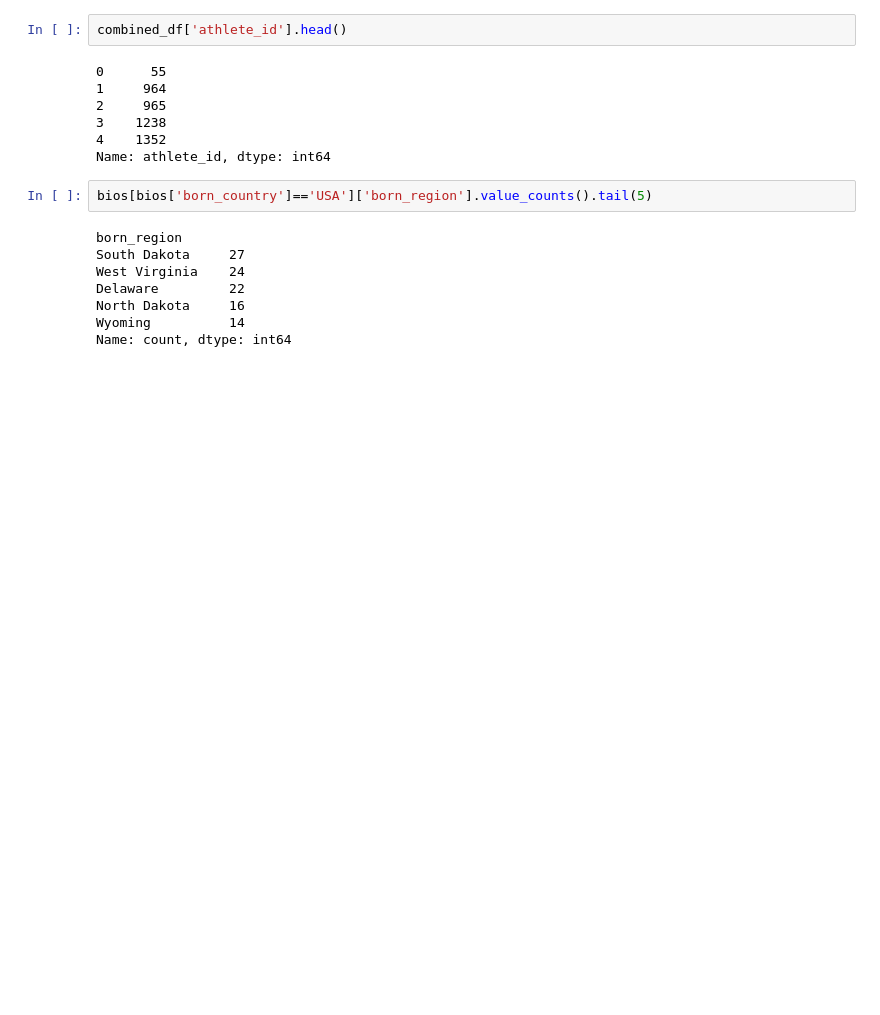
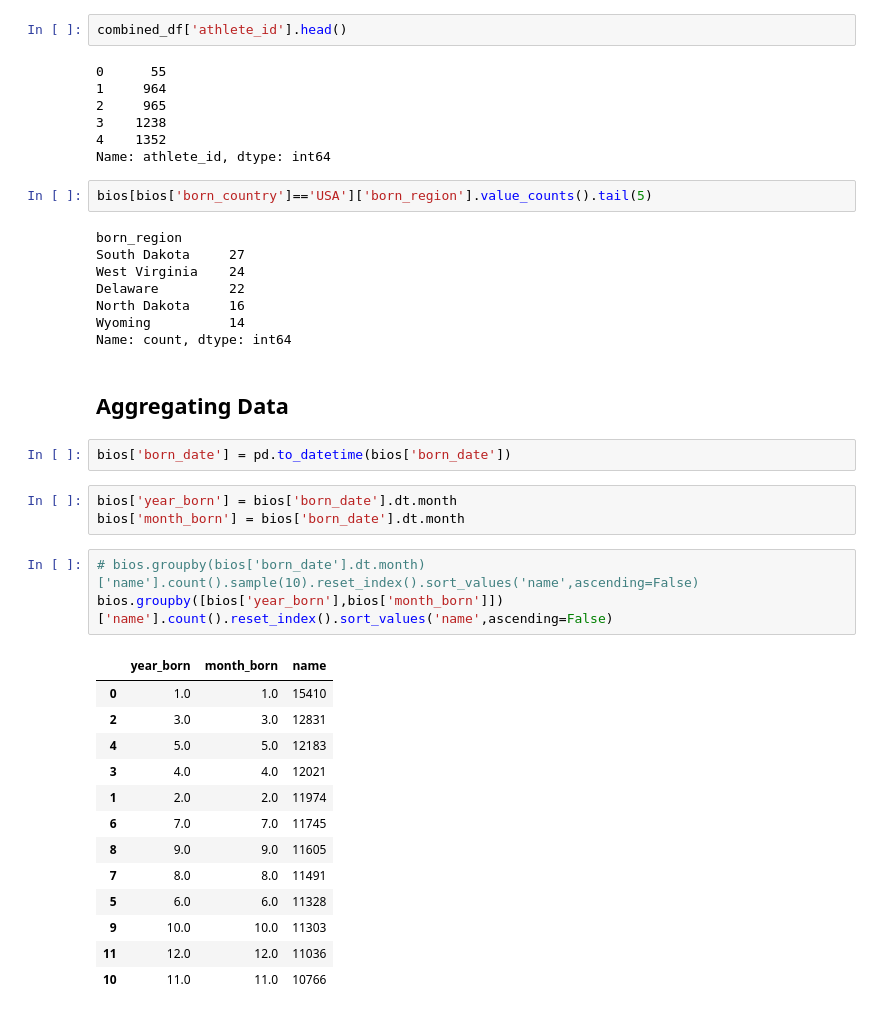
Before and after one commit to Krish-Om/Python-Journey, a Jupyter notebook: Pandas/bios.ipynb, the cells around one changed output. Cells and saved outputs as stored; diff of their text form; blank space fills up the shorter version.

```diff
--- a/Pandas/bios.ipynb
+++ b/Pandas/bios.ipynb
@@ -319,3 +319,27 @@ Delaware         22
 North Dakota     16
 Wyoming          14
 Name: count, dtype: int64
+# %% [markdown]
+## Aggregating Data
+# %%
+bios['born_date'] = pd.to_datetime(bios['born_date'])
+# %%
+bios['year_born'] = bios['born_date'].dt.month
+bios['month_born'] = bios['born_date'].dt.month
+# %%
+# bios.groupby(bios['born_date'].dt.month)['name'].count().sample(10).reset_index().sort_values('name',ascending=False)
+bios.groupby([bios['year_born'],bios['month_born']])['name'].count().reset_index().sort_values('name',ascending=False)
+# %% [output]
+|  | year_born | month_born | name |
+| 0 | 1.0 | 1.0 | 15410 |
+| 2 | 3.0 | 3.0 | 12831 |
+| 4 | 5.0 | 5.0 | 12183 |
+| 3 | 4.0 | 4.0 | 12021 |
+| 1 | 2.0 | 2.0 | 11974 |
+| 6 | 7.0 | 7.0 | 11745 |
+| 8 | 9.0 | 9.0 | 11605 |
+| 7 | 8.0 | 8.0 | 11491 |
+| 5 | 6.0 | 6.0 | 11328 |
+| 9 | 10.0 | 10.0 | 11303 |
+| 11 | 12.0 | 12.0 | 11036 |
+| 10 | 11.0 | 11.0 | 10766 |
```
Also changed, not shown: parts of 6 cells of this notebook.
